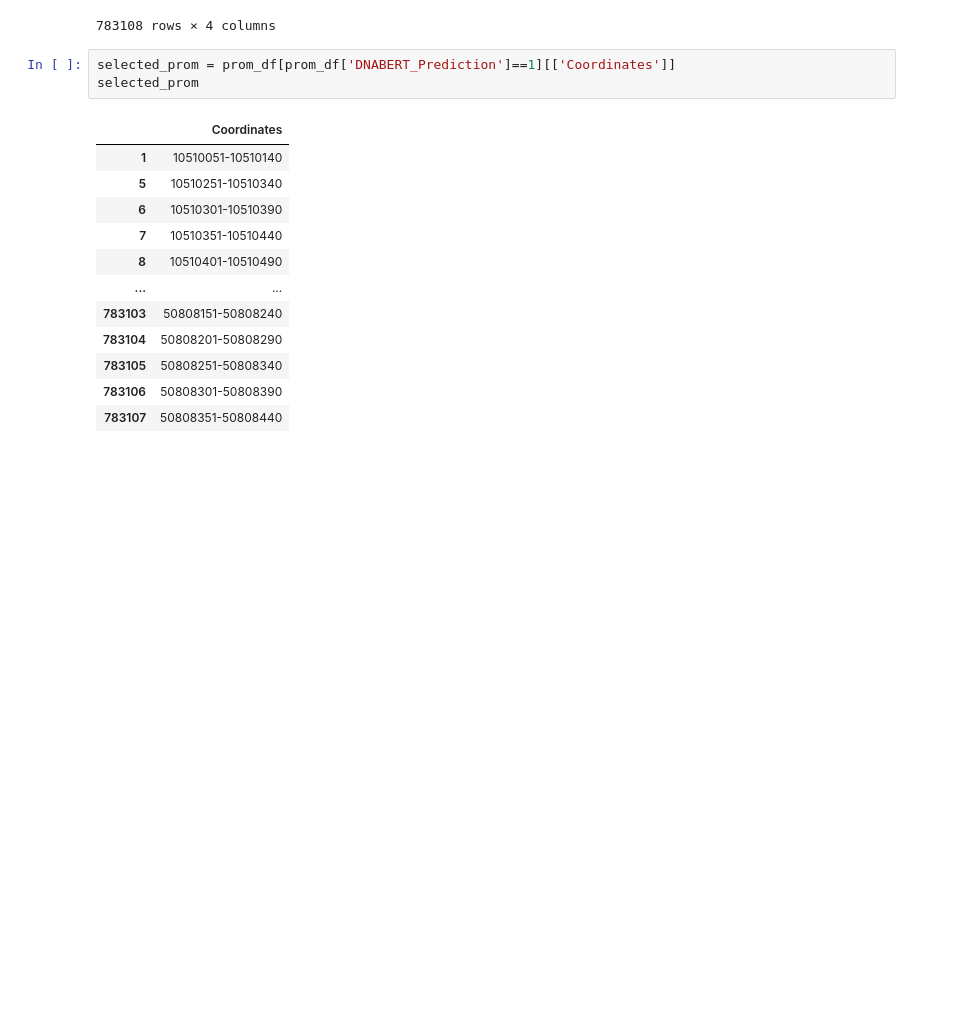
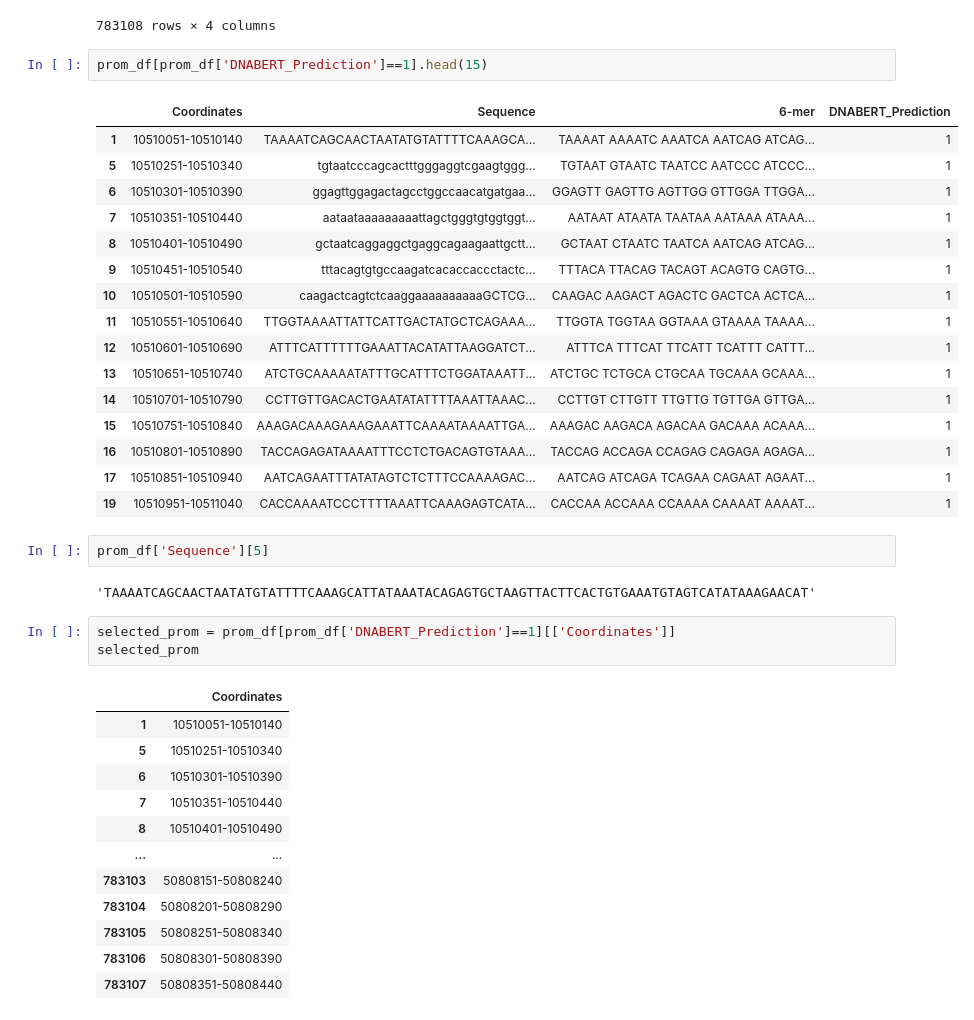
Before and after one commit to duttaprat/Postdoc, a Jupyter notebook: DNABERT_data_processing/DNABERT_2/Predicted_promoter.ipynb, the cells around one changed output. Drawn from its saved outputs; the diff is of its cells as text; blank space fills up the shorter version.

```diff
--- a/DNABERT_data_processing/DNABERT_2/Predicted_promoter.ipynb
+++ b/DNABERT_data_processing/DNABERT_2/Predicted_promoter.ipynb
@@ -42,6 +42,29 @@ prom_df
 | 783106 | 50808301-50808390 | tagggttagggttagggttagggttaggcttag... | TAGGGT AGGGTT GGGTTA GGTTAG GTTAG... | 1 |
 | 783107 | 50808351-50808440 | gcttagggttagggttagggttaggttagggtt... | GCTTAG CTTAGG TTAGGG TAGGGT AGGGT... | 1 |
 783108 rows × 4 columns
+# %%
+prom_df[prom_df['DNABERT_Prediction']==1].head(15)
+# %% [output]
+|  | Coordinates | Sequence | 6-mer | DNABERT_Prediction |
+| 1 | 10510051-10510140 | TAAAATCAGCAACTAATATGTATTTTCAAAGCA... | TAAAAT AAAATC AAATCA AATCAG ATCAG... | 1 |
+| 5 | 10510251-10510340 | tgtaatcccagcactttgggaggtcgaagtggg... | TGTAAT GTAATC TAATCC AATCCC ATCCC... | 1 |
+| 6 | 10510301-10510390 | ggagttggagactagcctggccaacatgatgaa... | GGAGTT GAGTTG AGTTGG GTTGGA TTGGA... | 1 |
+| 7 | 10510351-10510440 | aataataaaaaaaaattagctgggtgtggtggt... | AATAAT ATAATA TAATAA AATAAA ATAAA... | 1 |
+| 8 | 10510401-10510490 | gctaatcaggaggctgaggcagaagaattgctt... | GCTAAT CTAATC TAATCA AATCAG ATCAG... | 1 |
+| 9 | 10510451-10510540 | tttacagtgtgccaagatcacaccaccctactc... | TTTACA TTACAG TACAGT ACAGTG CAGTG... | 1 |
+| 10 | 10510501-10510590 | caagactcagtctcaaggaaaaaaaaaaGCTCG... | CAAGAC AAGACT AGACTC GACTCA ACTCA... | 1 |
+| 11 | 10510551-10510640 | TTGGTAAAATTATTCATTGACTATGCTCAGAAA... | TTGGTA TGGTAA GGTAAA GTAAAA TAAAA... | 1 |
+| 12 | 10510601-10510690 | ATTTCATTTTTTGAAATTACATATTAAGGATCT... | ATTTCA TTTCAT TTCATT TCATTT CATTT... | 1 |
+| 13 | 10510651-10510740 | ATCTGCAAAAATATTTGCATTTCTGGATAAATT... | ATCTGC TCTGCA CTGCAA TGCAAA GCAAA... | 1 |
+| 14 | 10510701-10510790 | CCTTGTTGACACTGAATATATTTTAAATTAAAC... | CCTTGT CTTGTT TTGTTG TGTTGA GTTGA... | 1 |
+| 15 | 10510751-10510840 | AAAGACAAAGAAAGAAATTCAAAATAAAATTGA... | AAAGAC AAGACA AGACAA GACAAA ACAAA... | 1 |
+| 16 | 10510801-10510890 | TACCAGAGATAAAATTTCCTCTGACAGTGTAAA... | TACCAG ACCAGA CCAGAG CAGAGA AGAGA... | 1 |
+| 17 | 10510851-10510940 | AATCAGAATTTATATAGTCTCTTTCCAAAAGAC... | AATCAG ATCAGA TCAGAA CAGAAT AGAAT... | 1 |
+| 19 | 10510951-10511040 | CACCAAAATCCCTTTTAAATTCAAAGAGTCATA... | CACCAA ACCAAA CCAAAA CAAAAT AAAAT... | 1 |
+# %%
+prom_df['Sequence'][5]
+# %% [output]
+'TAAAATCAGCAACTAATATGTATTTTCAAAGCATTATAAATACAGAGTGCTAAGTTACTTCACTGTGAAATGTAGTCATATAAAGAACAT'
 # %%
 selected_prom = prom_df[prom_df['DNABERT_Prediction']==1][['Coordinates']]
 selected_prom
```
Also changed, not shown: parts of 3 cells of this notebook, 48 other files.
